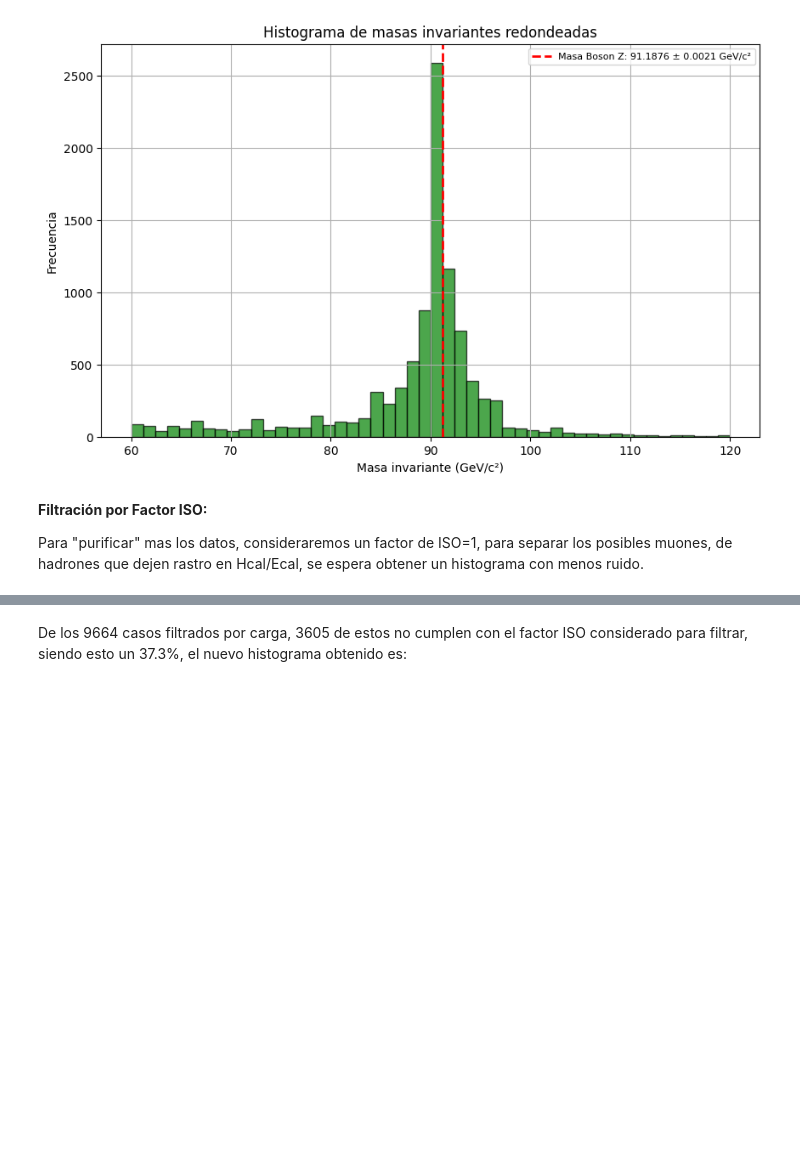
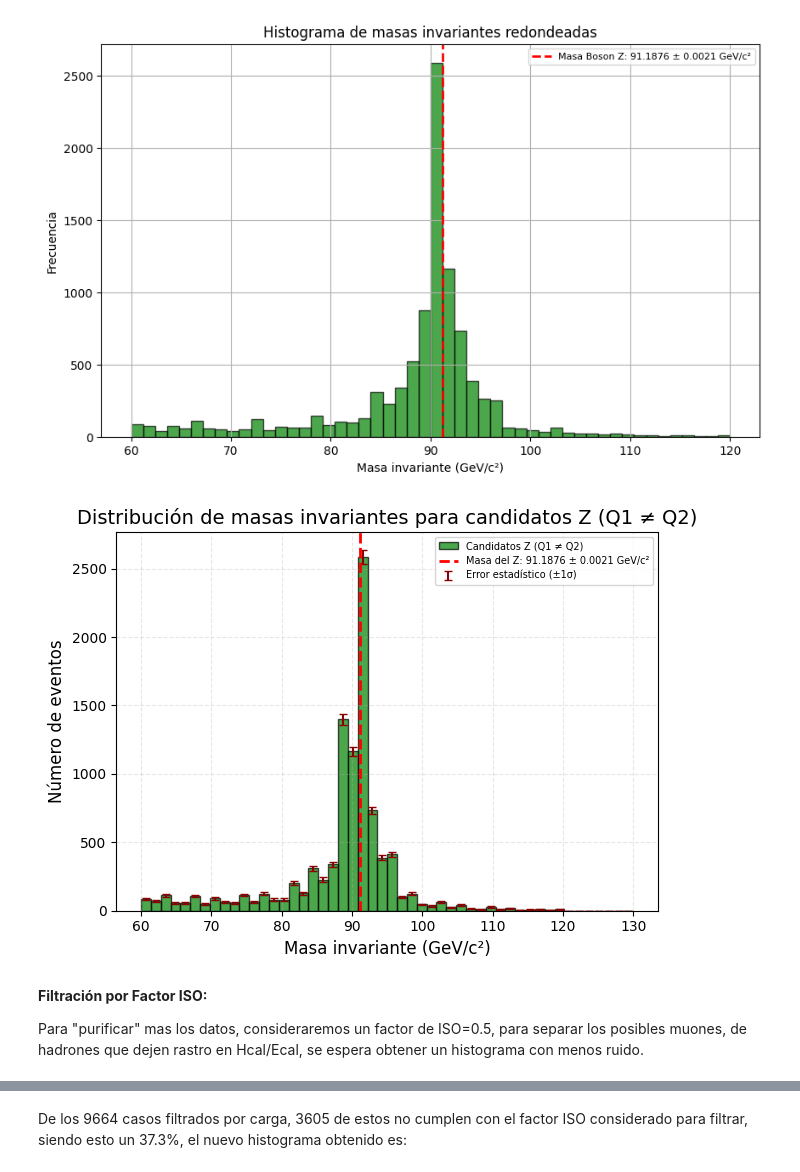
Before and after one commit to ProgramasParaFisicaDeParticulas/lecturadedatosabiertoscmszmumu-Zomeb0dy, a Jupyter notebook: Delfin2022_CMSOpenDataZtoMuMu.ipynb, the cells around one changed output, grey strips where cells are left out. Saved outputs shown, nothing was run; the diff lists cells and outputs as text; code cells hidden in the pictures; blank space fills up the shorter version.

```diff
--- a/Delfin2022_CMSOpenDataZtoMuMu.ipynb
+++ b/Delfin2022_CMSOpenDataZtoMuMu.ipynb
@@ -254,8 +385,65 @@ plt.show()
 # %% [output]
 [interactive output not drawn]
 [figure]
+# %%
+# Filtrar eventos con cargas opuestas (Q1 ≠ Q2)
+eventos_Q_difs = particles[particles['Q1'] != particles['Q2']]
+
+# Calcular masas invariantes
+M_i2 = np.sqrt(2 * eventos_Q_difs['pt1'] * eventos_Q_difs['pt2'] *
+    (np.cosh(eventos_Q_difs['eta1'] - eventos_Q_difs['eta2']) -
+    np.cos(eventos_Q_difs['phi1'] - eventos_Q_difs['phi2'])
+))
+M_r = np.round(M_i2)
+# Crear histograma (sin redondear, para mayor precisión)
+bin_counts, bin_edges, _ = plt.hist(
+    M_r,
+    bins=50,
+    range=(60, 130),  # Ajustar rango según tus datos
+    color='green',
+    edgecolor='black',
+    alpha=0.7,
+    label='Candidatos Z (Q1 ≠ Q2)'
+)
+
+# Calcular errores estadísticos (√N)
+bin_errors = np.sqrt(bin_counts)
+bin_centers = 0.5 * (bin_edges[:-1] + bin_edges[1:])  # Centro de cada bin
+
+# Añadir barras de error
+plt.errorbar(
+    bin_centers,
+    bin_counts,
+    yerr=bin_errors,
+    fmt='none',         # Sin línea conectando puntos
+    ecolor='darkred',   # Color de las barras de error
+    capsize=3,          # Tamaño de las "tapas"
+    label='Error estadístico (±1σ)'
+)
+
+# Línea vertical para la masa del bosón Z
+plt.axvline(
+    91.18,
+    color='red',
+    linestyle='dashed',
+    linewidth=2,
+    label='Masa del Z: 91.1876 ± 0.0021 GeV/c²'
+)
+
+# Personalización del gráfico
+plt.xlabel('Masa invariante (GeV/c²)', fontsize=12)
+plt.ylabel('Número de eventos', fontsize=12)
+plt.title('Distribución de masas invariantes para candidatos Z (Q1 ≠ Q2)', fontsize=14)
+plt.legend(fontsize=7)
+plt.grid(True, linestyle='--', alpha=0.3)
+
+# Mostrar el gráfico
+plt.tight_layout()  # Mejorar espaciado
+plt.show()
+# %% [output]
+[figure, added]
 # %% [markdown]
 **Filtración por Factor ISO:**
 
-Para "purificar" mas los datos, consideraremos un factor de ISO=1, para separar los posibles muones, de hadrones que dejen rastro en Hcal/Ecal, se espera obtener un histograma con menos ruido.
+Para "purificar" mas los datos, consideraremos un factor de ISO=0.5, para separar los posibles muones, de hadrones que dejen rastro en Hcal/Ecal, se espera obtener un histograma con menos ruido.
 # %%
```
Also changed, not shown: parts of 40 cells of this notebook.
